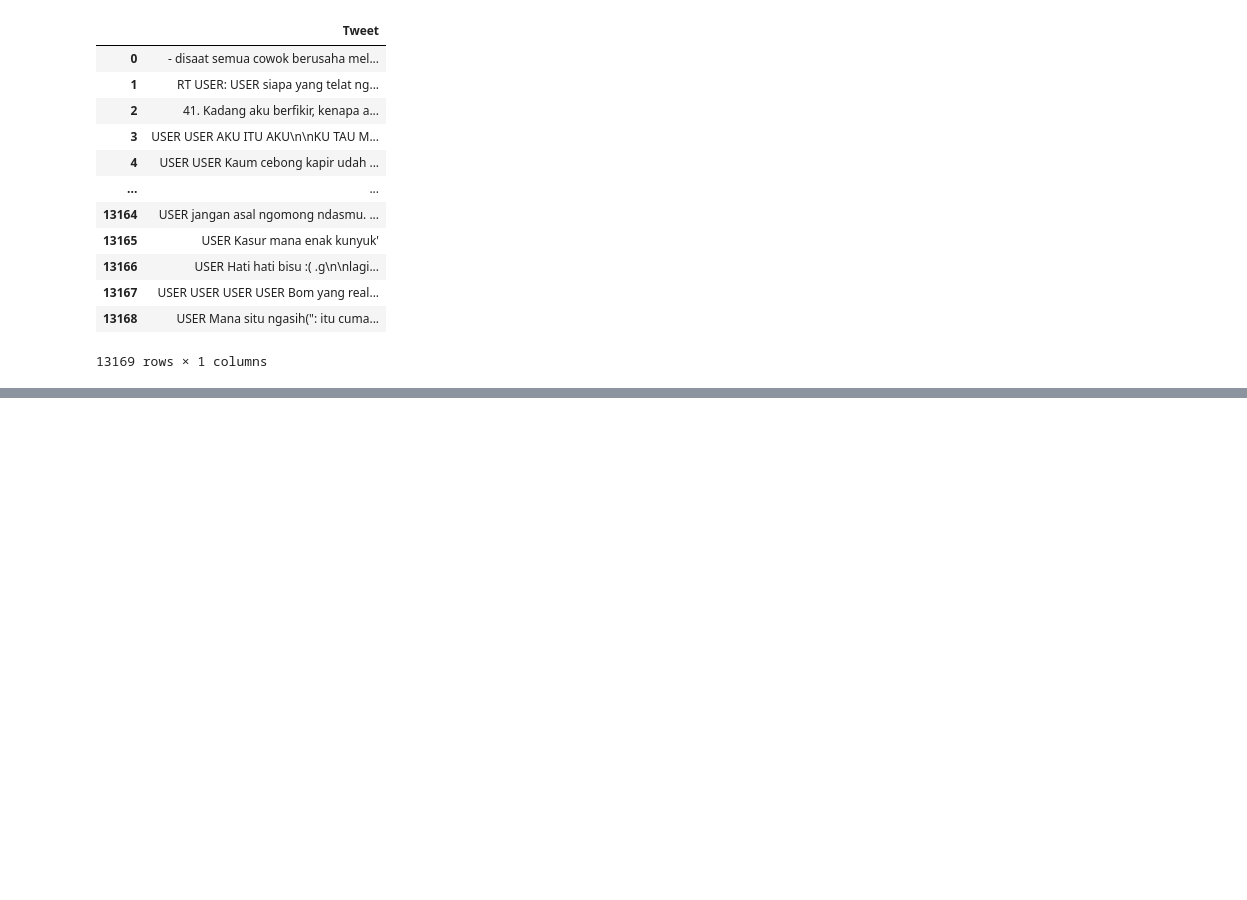
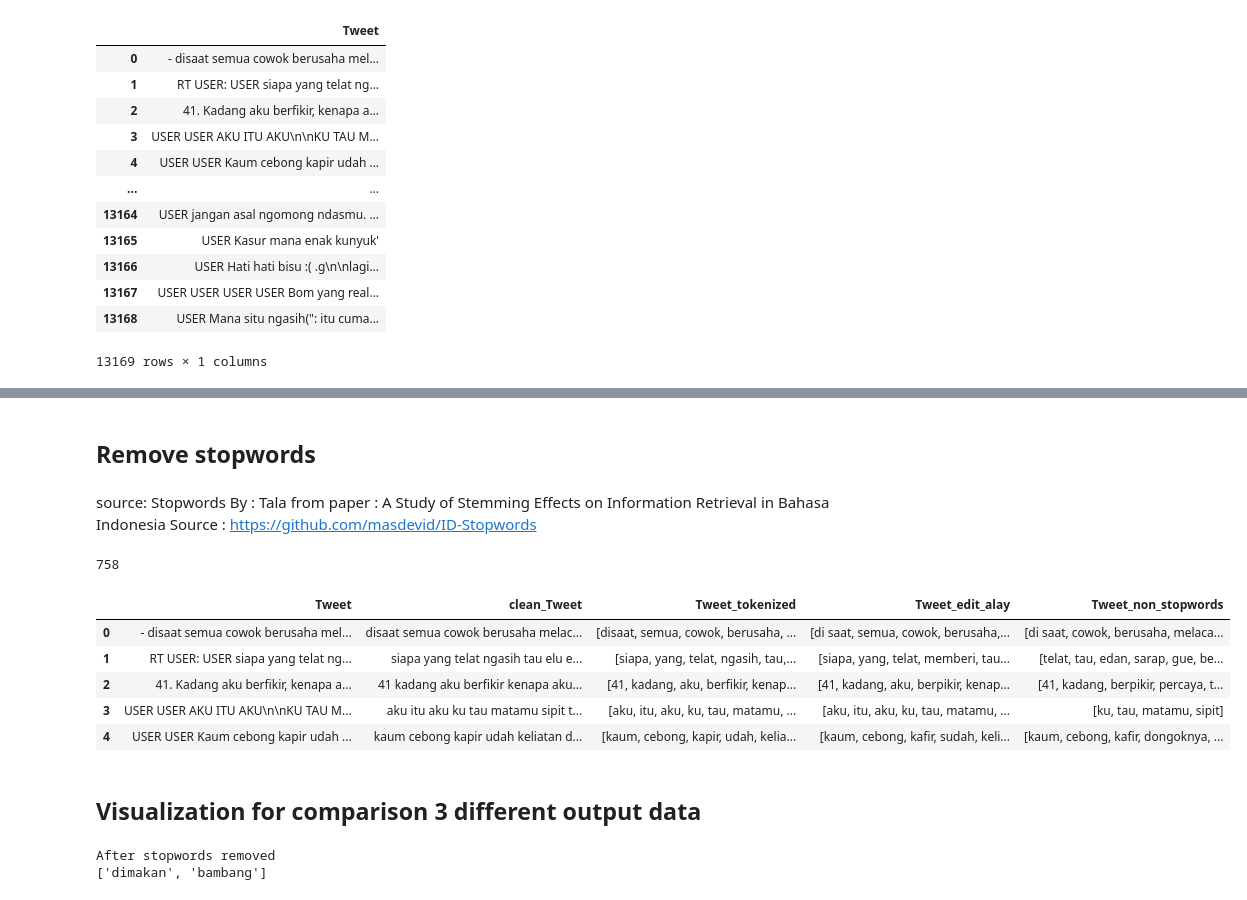
Before and after one commit to prasamumtaz/API-Data-Cleaning-Tweets, a Jupyter notebook: Tweet_Data_Cleaning.ipynb, the cells around one changed output, grey strips where cells are left out. Drawn from its saved outputs; the diff is of its cells as text; code cells hidden in the pictures; blank space fills up the shorter version.

```diff
--- a/Tweet_Data_Cleaning.ipynb
+++ b/Tweet_Data_Cleaning.ipynb
@@ -121,0 +194,3 @@ df_3.to_csv('new_data_3.csv')
+# %%
+df['Tweet_edit_alay'] = df['Tweet_tokenized'].apply(lemmatization)
+df.head()
@@ -121,0 +206,14 @@ df_3.to_csv('new_data_3.csv')
+# %%
+def lemmatization(text):
+    newlist = []
+    for word in text:
+        if word in kamus_alay_dict:
+            text = kamus_alay_dict[word]
+            newlist.append(text)
+        else:
+            text = word
+            newlist.append(text)
+    return newlist
+# %%
+df['Tweet_edit_alay'] = df['Tweet_tokenized'].apply(lemmatization)
+df.head()
@@ -121,0 +241,4 @@ df_3.to_csv('new_data_3.csv')
+# %% [markdown]
+## Remove stopwords
+# %% [markdown]
+source: Stopwords By : Tala from paper : A Study of Stemming Effects on Information Retrieval in Bahasa Indonesia Source : https://github.com/masdevid/ID-Stopwords
@@ -121,0 +247,28 @@ df_3.to_csv('new_data_3.csv')
+# %%
+f = open(r"E:\BINAR\tala-stopwords-indonesia.txt")
+stopword_list = []
+for line in f:
+    stripped_line = line.strip()
+    line_list = stripped_line.split()
+    stopword_list.append(line_list[0])
+f.close()
+
+len(stopword_list)
+# %% [output]
+758
+# %%
+def remove_stopwords(text):
+    text = [word for word in text if word not in stopword_list]
+    return text
+
+df['Tweet_non_stopwords'] = df['Tweet_edit_alay'].apply(remove_stopwords)
+df.head()
+# %% [output]
+|  | Tweet | clean_Tweet | Tweet_tokenized | Tweet_edit_alay | Tweet_non_stopwords |
+| 0 | - disaat semua cowok berusaha mel... | disaat semua cowok berusaha melac... | [disaat, semua, cowok, berusaha, ... | [di saat, semua, cowok, berusaha,... | [di saat, cowok, berusaha, melaca... |
+| 1 | RT USER: USER siapa yang telat ng... | siapa yang telat ngasih tau elu e... | [siapa, yang, telat, ngasih, tau,... | [siapa, yang, telat, memberi, tau... | [telat, tau, edan, sarap, gue, be... |
+| 2 | 41. Kadang aku berfikir, kenapa a... | 41 kadang aku berfikir kenapa aku... | [41, kadang, aku, berfikir, kenap... | [41, kadang, aku, berpikir, kenap... | [41, kadang, berpikir, percaya, t... |
+| 3 | USER USER AKU ITU AKU\n\nKU TAU M... | aku itu aku ku tau matamu sipit t... | [aku, itu, aku, ku, tau, matamu, ... | [aku, itu, aku, ku, tau, matamu, ... | [ku, tau, matamu, sipit] |
+| 4 | USER USER Kaum cebong kapir udah ... | kaum cebong kapir udah keliatan d... | [kaum, cebong, kapir, udah, kelia... | [kaum, cebong, kafir, sudah, keli... | [kaum, cebong, kafir, dongoknya, ... |
+# %% [markdown]
+## Visualization for comparison 3 different output data
@@ -121,0 +298,7 @@ df_3.to_csv('new_data_3.csv')
+# %%
+tokens_without_sw = [word for word in tokens if not word in stopword_list]
+print("After stopwords removed")
+print(tokens_without_sw)
+# %% [output]
+After stopwords removed
+['dimakan', 'bambang']
```
Also changed, not shown: parts of 32 cells of this notebook, 1 other file.
